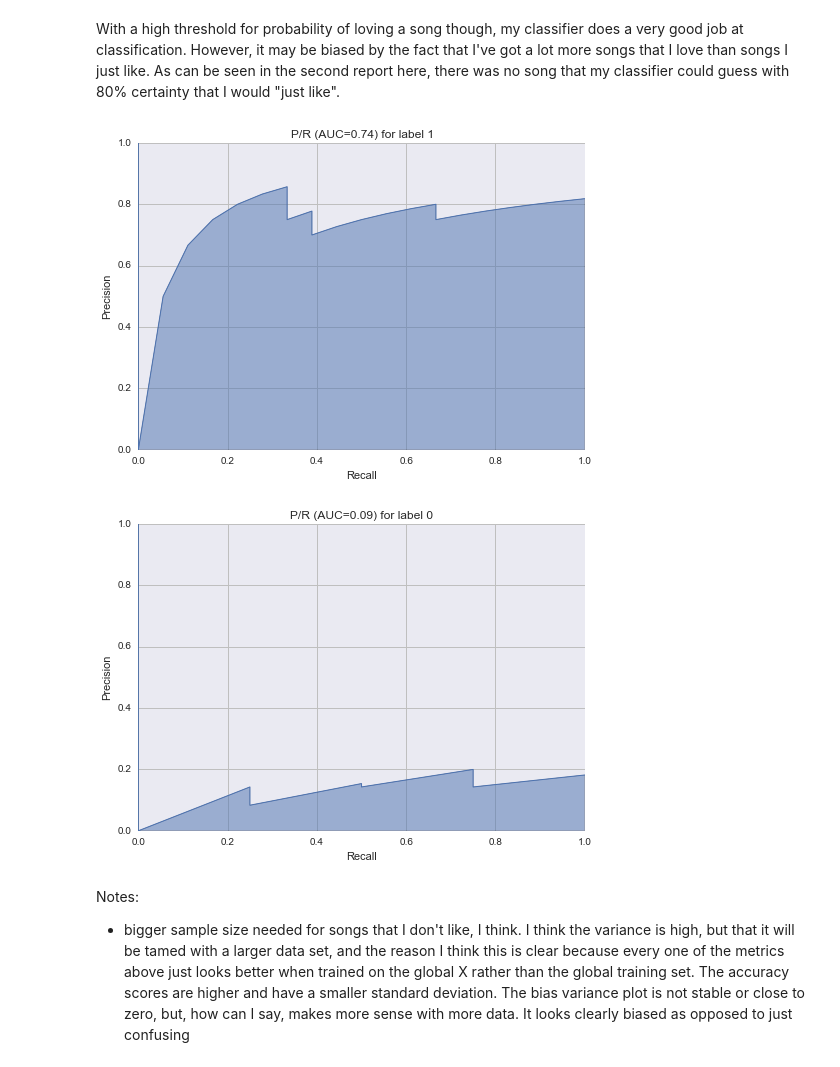
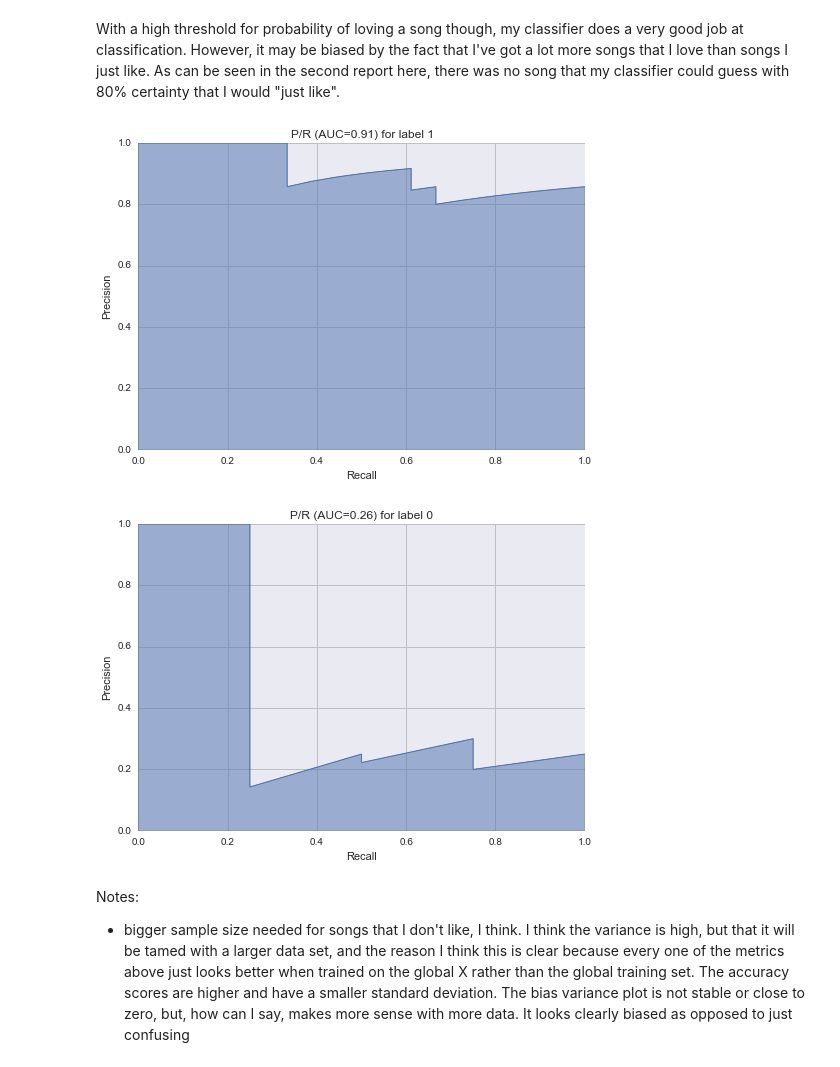
Before and after one commit to goodwordalchemy/echo_nest_love_like, a Jupyter notebook: Logistic Regression.ipynb, the cells around one changed output. Drawn from its saved outputs; the diff is of its cells as text; code cells hidden in the pictures.

```diff
--- a/Logistic Regression.ipynb
+++ b/Logistic Regression.ipynb
@@ -178,31 +178,32 @@ With a high threshold for probability of loving a song though, my classifier doe
 # %%
 from sklearn.metrics import average_precision_score
 
 def plot_precision_recall(y_true, probas_pred, scores, pos_label=1):
-    probas_pred = probas_pred[:,pos_label]
+#     probas_pred = probas_pred[:,pos_label]
+    probas_pred = probas_pred[:,1-pos_label]
     precision, recall, thresholds = precision_recall_curve(
             y_true, probas_pred, pos_label)
     aps = average_precision_score(y_true, probas_pred)
     aps = abs(1-pos_label-aps)
     plt.figure()
     plt.xlim([0.0, 1.0])
     plt.ylim([0.0, 1.0])
     plt.xlabel('Recall')
     plt.ylabel('Precision')
     plt.title('P/R (AUC=%0.2f) for label %d' % (aps, pos_label))
     plt.fill_between(recall, precision, alpha=0.5)
     plt.grid(True, linestyle='-', color='0.75')
     plt.plot(recall, precision, lw=1)
 
 clf3 = LogisticRegression()
 clf3.fit(X_train, Y_train)
 probas_pred = clf3.predict_proba(X_test)
 scores = clf3.decision_function(X_test)
 plot_precision_recall(Y_test, probas_pred, scores, 1)
 plot_precision_recall(Y_test, probas_pred, scores, 0)
 # %% [output]
-[figure, old version]
+[figure, new version]
-[figure, old version]
+[figure, new version]
 # %% [markdown]
 Notes:
 * bigger sample size needed for songs that I don't like, I think.  I think the variance is high, but that it will be tamed with a larger data set, and the reason I think this is clear because every one of the metrics above just looks better when trained on the global X rather than the global training set.  The accuracy scores are higher and have a smaller standard deviation.  The bias variance plot is not stable or close to zero, but, how can I say, makes more sense with more data.  It looks clearly biased as opposed to just confusing
```
Also changed, not shown: parts of 2 cells of this notebook, 8 other files.
